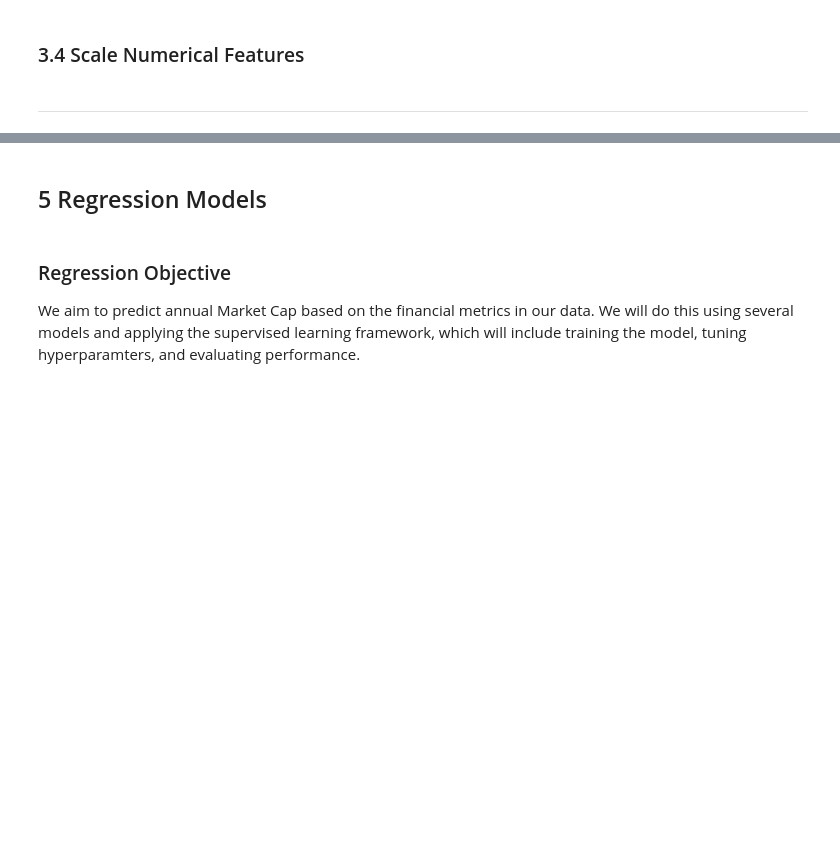
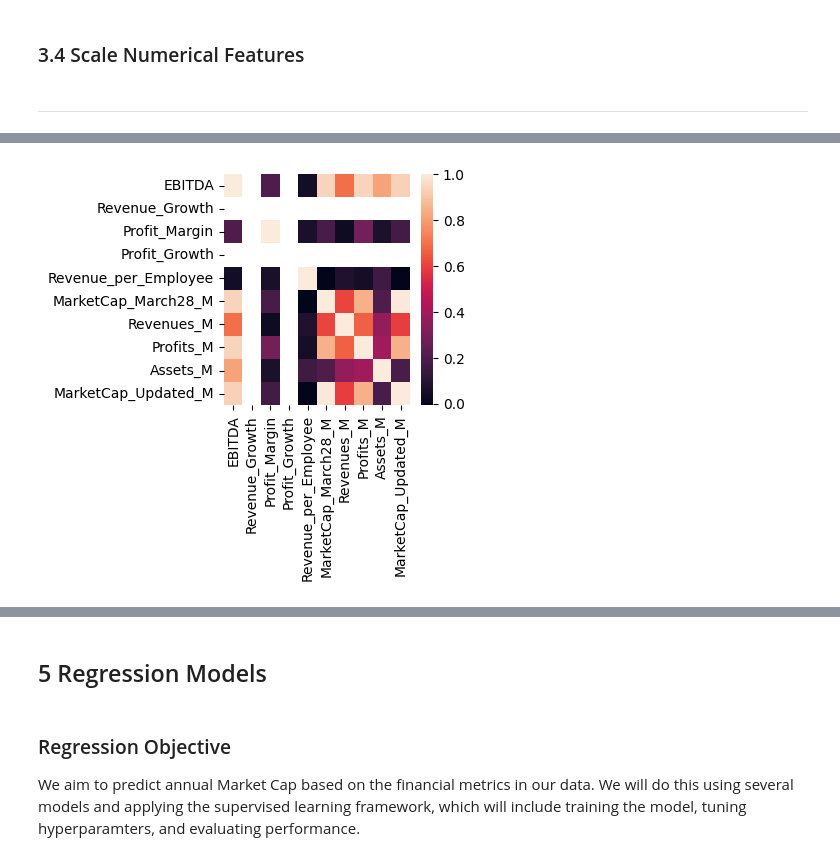
Before and after one commit to jss2326/AML-Final-Project, a Jupyter notebook: AML_Deliverable 3_Group 24.ipynb, the cells around one changed output, grey strips where cells are left out. Saved outputs shown, nothing was run; the diff lists cells and outputs as text; code cells hidden in the pictures; blank space fills up the shorter version.

```diff
--- a/AML_Deliverable 3_Group 24.ipynb
+++ b/AML_Deliverable 3_Group 24.ipynb
@@ -291,3 +298,14 @@ print(X_train_scaled.head())
+# %%
+# Correlation matrix
+# TODO: this needs work
+
+plt.figure(figsize=(3, 3))
+sns.heatmap(X_train.corr())
+
+
+plt.show()
+# %% [output]
+[figure, added]
 # %%
 # Numerical features histogram plots
 
```
Also changed, not shown: parts of 37 cells of this notebook, 3 other files.
